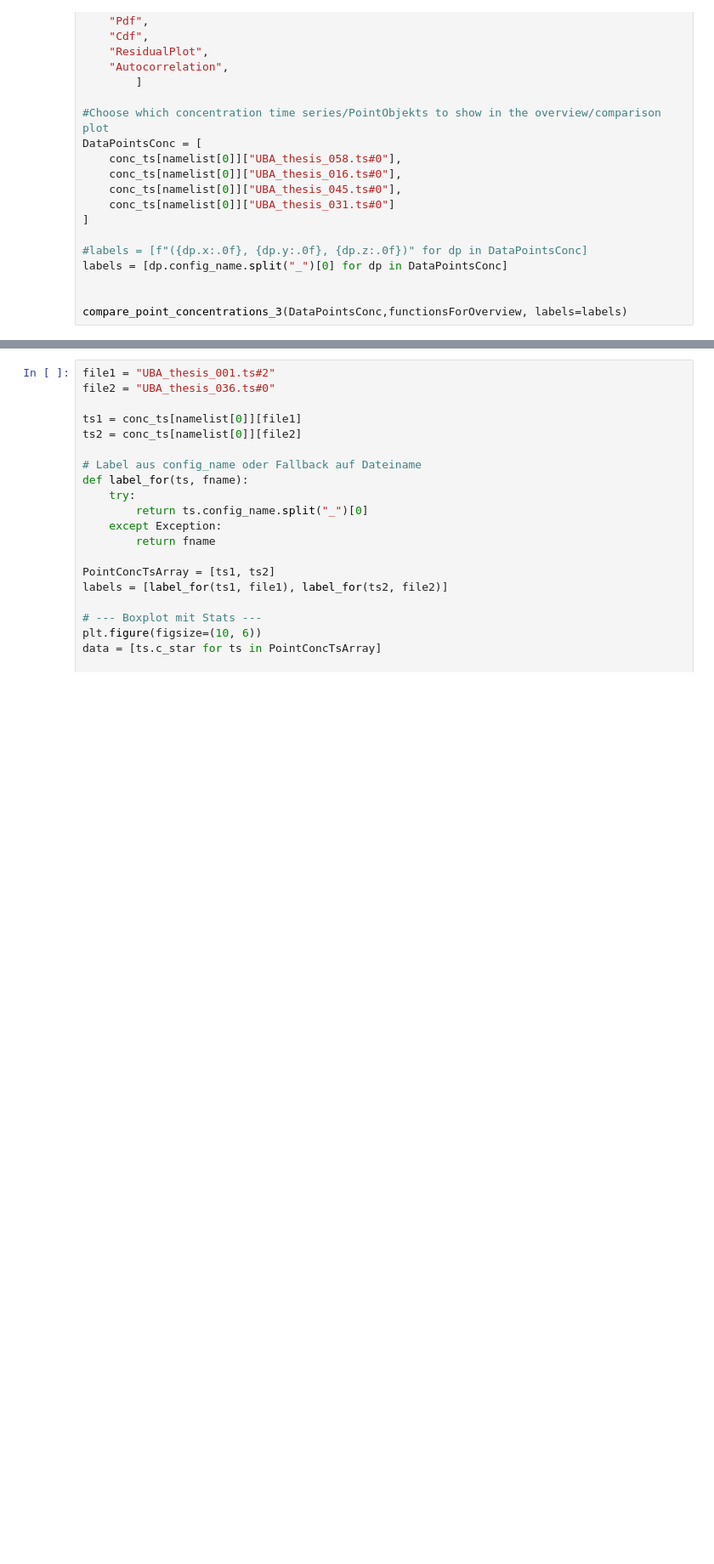
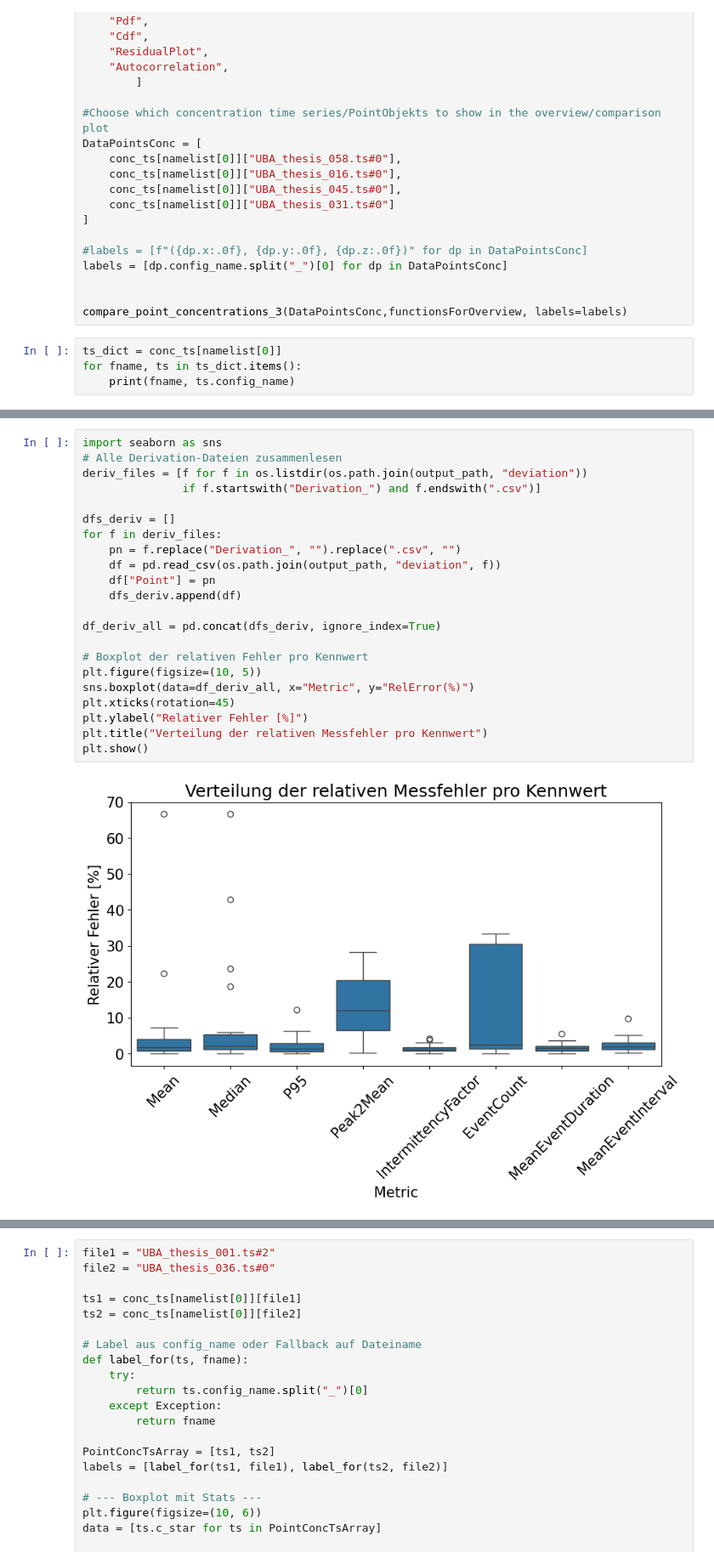
Before and after one commit to noradoralaexploradora/windtunnelsofware, a Jupyter notebook: DataAnalysis.ipynb, the cells around one changed output, grey strips where cells are left out. Shown at 85% size. Saved outputs shown, nothing was run; the diff lists cells and outputs as text; blank space fills up the shorter version.

```diff
--- a/DataAnalysis.ipynb
+++ b/DataAnalysis.ipynb
@@ -406,3 +404,7 @@ labels = [dp.config_name.split("_")[0] for dp in DataPointsConc]
 
 
 compare_point_concentrations_3(DataPointsConc,functionsForOverview, labels=labels)
+# %%
+ts_dict = conc_ts[namelist[0]]
+for fname, ts in ts_dict.items():
+    print(fname, ts.config_name)
@@ -408,0 +778,24 @@ compare_point_concentrations_3(DataPointsConc,functionsForOverview, labels=label
+# %%
+import seaborn as sns
+# Alle Derivation-Dateien zusammenlesen
+deriv_files = [f for f in os.listdir(os.path.join(output_path, "deviation"))
+               if f.startswith("Derivation_") and f.endswith(".csv")]
+
+dfs_deriv = []
+for f in deriv_files:
+    pn = f.replace("Derivation_", "").replace(".csv", "")
+    df = pd.read_csv(os.path.join(output_path, "deviation", f))
+    df["Point"] = pn
+    dfs_deriv.append(df)
+
+df_deriv_all = pd.concat(dfs_deriv, ignore_index=True)
+
+# Boxplot der relativen Fehler pro Kennwert
+plt.figure(figsize=(10, 5))
+sns.boxplot(data=df_deriv_all, x="Metric", y="RelError(%)")
+plt.xticks(rotation=45)
+plt.ylabel("Relativer Fehler [%]")
+plt.title("Verteilung der relativen Messfehler pro Kennwert")
+plt.show()
+# %% [output]
+[figure, added]
```
Also changed, not shown: parts of 32 cells of this notebook.
